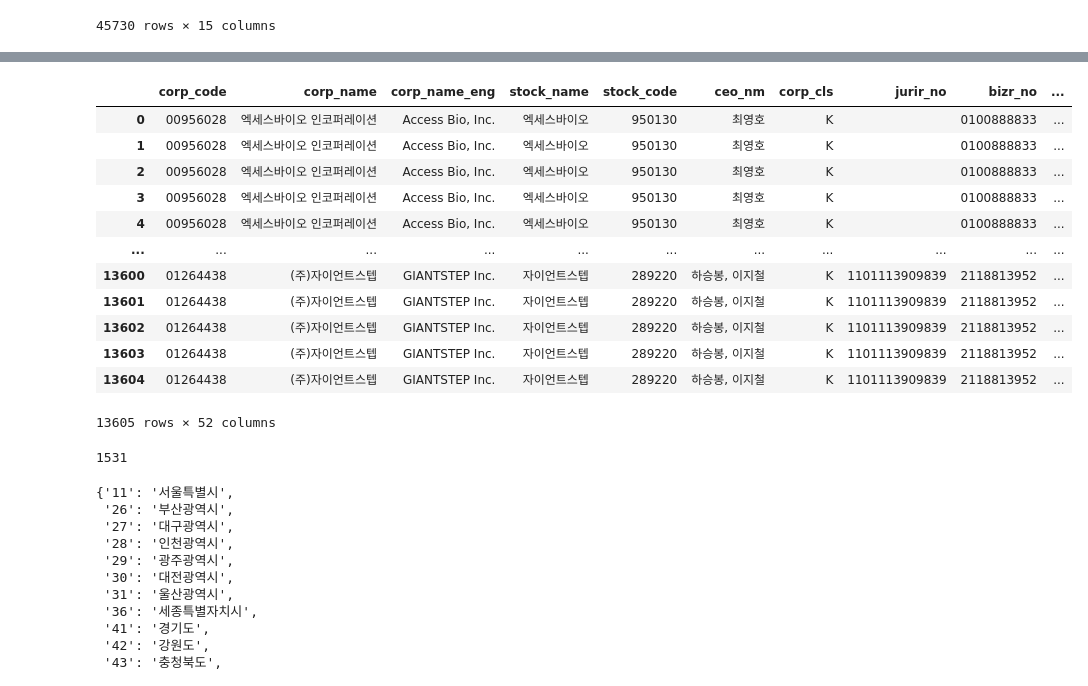
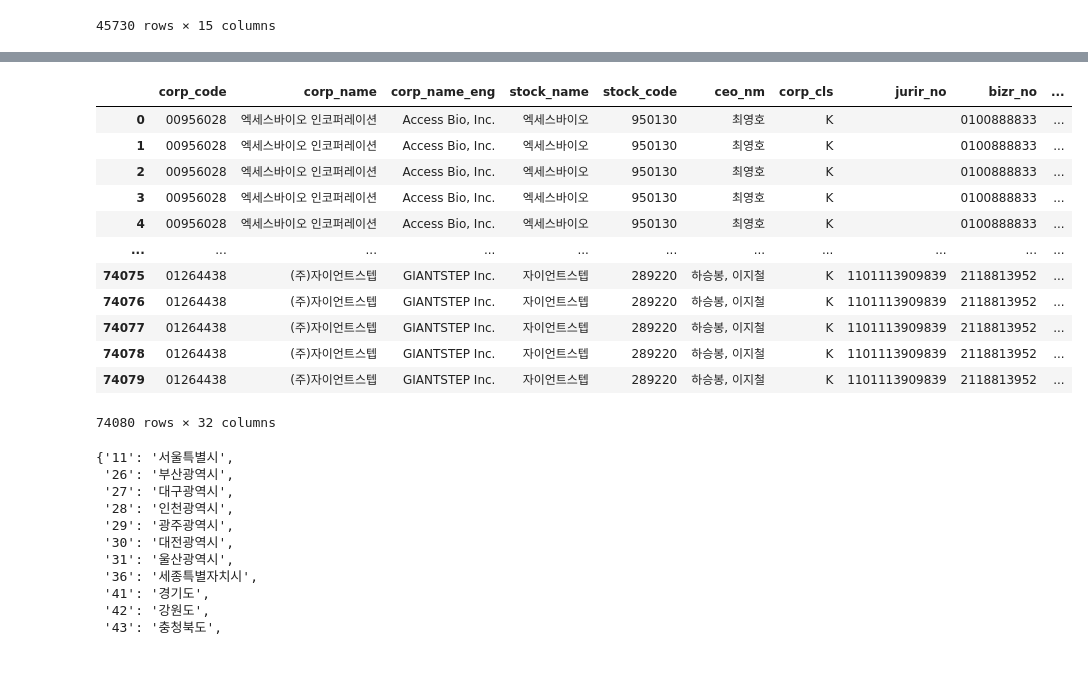
Before and after one commit to DongukKim95/data-science, a Jupyter notebook: 2022 구직자를_위한_기업_트랜드_시각화(DACON)/Data_Merge_Preprocess.ipynb, the cells around one changed output, grey strips where cells are left out. Saved outputs shown, nothing was run; the diff lists cells and outputs as text; code cells hidden in the pictures.

```diff
--- a/2022 구직자를_위한_기업_트랜드_시각화(DACON)/Data_Merge_Preprocess.ipynb
+++ b/2022 구직자를_위한_기업_트랜드_시각화(DACON)/Data_Merge_Preprocess.ipynb
@@ -286,10 +286,16 @@ data_dart_4
 # merge할 형태로 추가 정제
 # 주요계정
 
+'''
 data_dart_4_m = data_dart_4.pivot_table(index=['corp_code'],
                         columns=['fs_nm', 'account_nm', 'dt_end'],
                         aggfunc='sum',
                         values='amount').dropna(how='all')
 data_dart_4_m.reset_index(inplace=True)
 data_dart_4_m
+'''
+
+# 법인세차감전 순이익 삭제 & 컬럼 선별
+data_dart_4_m = data_dart_4.loc[data_dart_4.account_nm != '법인세차감전 순이익', ['corp_code', 'fs_nm', 'account_nm', 'dt_end', 'amount']]
+data_dart_4_m
 # %% [output]
@@ -310,0 +315,6 @@ data_dart_4_m
+# %%
+data_dart_4_m = data_dart_4_m.pivot_table(index=['corp_code', 'fs_nm', 'dt_end'],
+                          columns=['account_nm'],
+                          aggfunc='sum',
+                          values='amount').reset_index()
+data_dart_4_m
@@ -311,32 +335,27 @@ data_dart_4_m
 # %%
 # dart 데이터 통합
 pd.set_option('display.max_columns', 60)
 
 data_dart_m = data_dart_2_m.merge(data_dart_4_m, on='corp_code', how='inner')
 data_dart_m = data_dart_m.merge(data_dart_3_m, on='corp_code', how='inner')
 
 # biz_no 6자리 추가
-data_dart_m['bizr_no_6'] = data_dart_m['bizr_no'].apply(lambda x: x[:6])
+#data_dart_m['bizr_no_6'] = data_dart_m['bizr_no'].apply(lambda x: x[:6])
 data_dart_m
 # %% [output]
 |  | corp_code | corp_name | corp_name_eng | stock_name | stock_code | ceo_nm | corp_cls | jurir_no | bizr_no | ... |
 | 0 | 00956028 | 엑세스바이오 인코퍼레이션 | Access Bio, Inc. | 엑세스바이오 | 950130 | 최영호 | K |  | 0100888833 | ... |
 | 1 | 00956028 | 엑세스바이오 인코퍼레이션 | Access Bio, Inc. | 엑세스바이오 | 950130 | 최영호 | K |  | 0100888833 | ... |
 | 2 | 00956028 | 엑세스바이오 인코퍼레이션 | Access Bio, Inc. | 엑세스바이오 | 950130 | 최영호 | K |  | 0100888833 | ... |
 | 3 | 00956028 | 엑세스바이오 인코퍼레이션 | Access Bio, Inc. | 엑세스바이오 | 950130 | 최영호 | K |  | 0100888833 | ... |
 | 4 | 00956028 | 엑세스바이오 인코퍼레이션 | Access Bio, Inc. | 엑세스바이오 | 950130 | 최영호 | K |  | 0100888833 | ... |
 | ... | ... | ... | ... | ... | ... | ... | ... | ... | ... | ... |
-| 13600 | 01264438 | (주)자이언트스텝 | GIANTSTEP Inc. | 자이언트스텝 | 289220 | 하승봉, 이지철 | K | 1101113909839 | 2118813952 | ... |
-| 13601 | 01264438 | (주)자이언트스텝 | GIANTSTEP Inc. | 자이언트스텝 | 289220 | 하승봉, 이지철 | K | 1101113909839 | 2118813952 | ... |
-| 13602 | 01264438 | (주)자이언트스텝 | GIANTSTEP Inc. | 자이언트스텝 | 289220 | 하승봉, 이지철 | K | 1101113909839 | 2118813952 | ... |
-| 13603 | 01264438 | (주)자이언트스텝 | GIANTSTEP Inc. | 자이언트스텝 | 289220 | 하승봉, 이지철 | K | 1101113909839 | 2118813952 | ... |
-| 13604 | 01264438 | (주)자이언트스텝 | GIANTSTEP Inc. | 자이언트스텝 | 289220 | 하승봉, 이지철 | K | 1101113909839 | 2118813952 | ... |
+| 74075 | 01264438 | (주)자이언트스텝 | GIANTSTEP Inc. | 자이언트스텝 | 289220 | 하승봉, 이지철 | K | 1101113909839 | 2118813952 | ... |
+| 74076 | 01264438 | (주)자이언트스텝 | GIANTSTEP Inc. | 자이언트스텝 | 289220 | 하승봉, 이지철 | K | 1101113909839 | 2118813952 | ... |
+| 74077 | 01264438 | (주)자이언트스텝 | GIANTSTEP Inc. | 자이언트스텝 | 289220 | 하승봉, 이지철 | K | 1101113909839 | 2118813952 | ... |
+| 74078 | 01264438 | (주)자이언트스텝 | GIANTSTEP Inc. | 자이언트스텝 | 289220 | 하승봉, 이지철 | K | 1101113909839 | 2118813952 | ... |
+| 74079 | 01264438 | (주)자이언트스텝 | GIANTSTEP Inc. | 자이언트스텝 | 289220 | 하승봉, 이지철 | K | 1101113909839 | 2118813952 | ... |
-13605 rows × 52 columns
+74080 rows × 32 columns
-# %%
-# 총 1531개 기업
-len(data_dart_m.corp_code.unique())
-# %% [output]
-1531
 # %%
 # merge할 형태로 추가 정제
 # 국민연금 가입 사업장 내역 + 시도 코드
```
Also changed, not shown: parts of 11 cells of this notebook.
